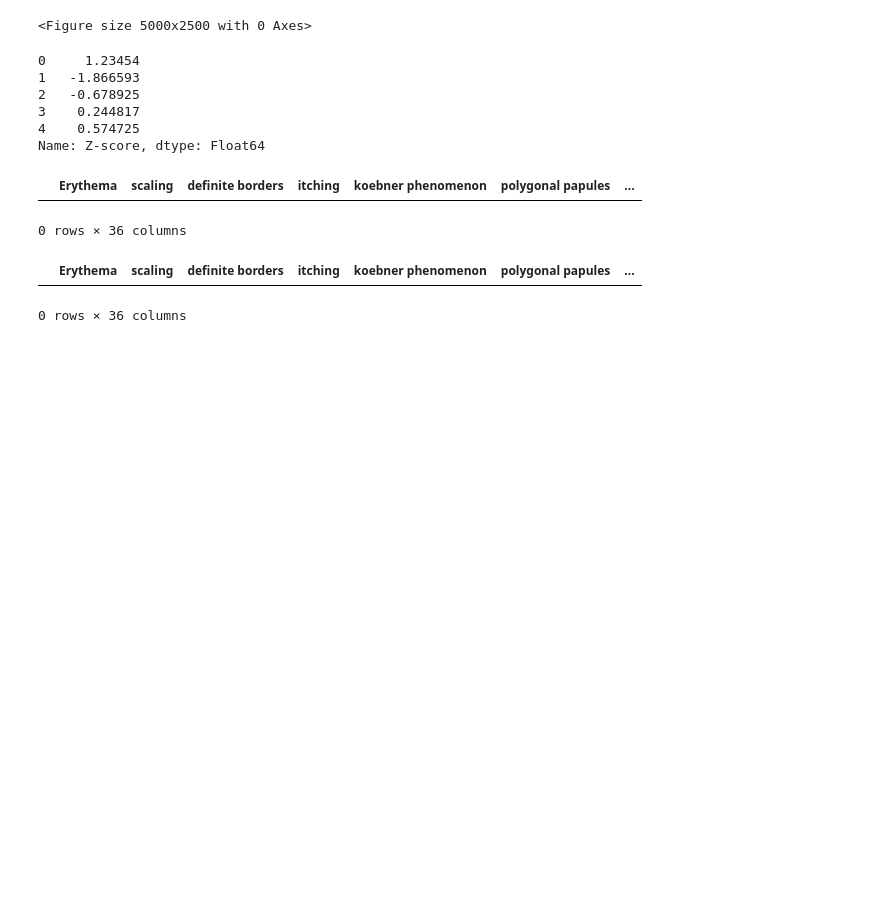
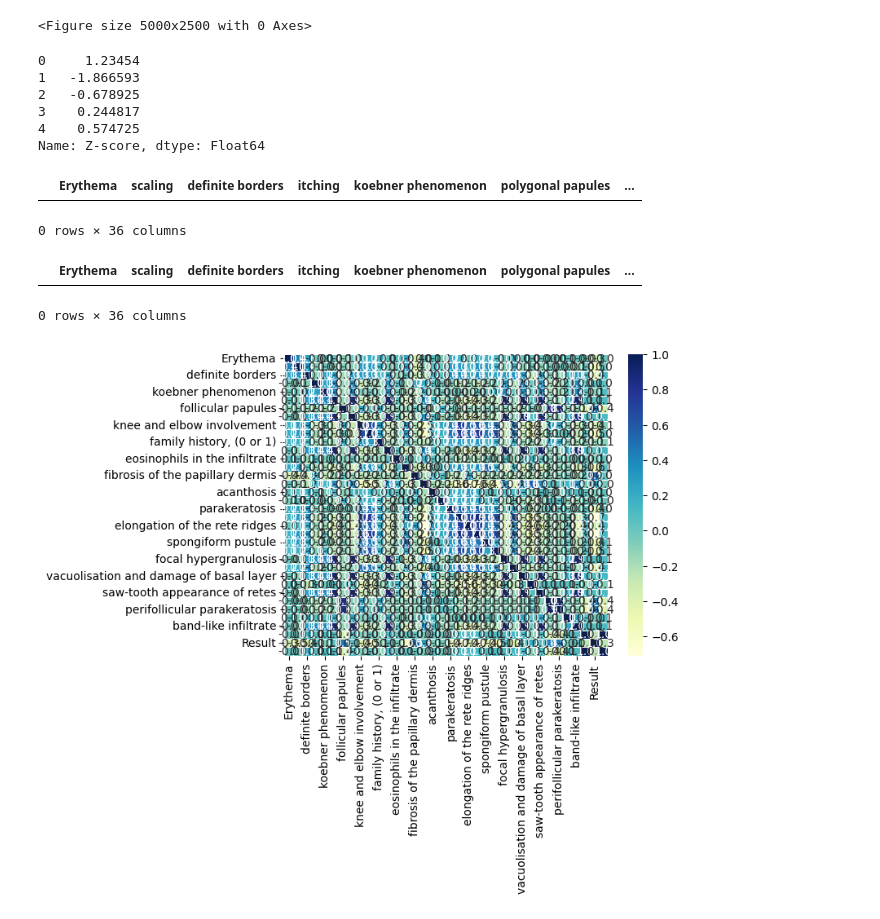
Before and after one commit to turagsarkar/Identification-of-Erythemato-Squamous-Disease, a Jupyter notebook: Identification_of_Erythemato_Squamous_Disease.ipynb, the cells around one changed output. Drawn from its saved outputs; the diff is of its cells as text; code cells hidden in the pictures; blank space fills up the shorter version.

```diff
--- a/Identification_of_Erythemato_Squamous_Disease.ipynb
+++ b/Identification_of_Erythemato_Squamous_Disease.ipynb
@@ -305,3 +291,10 @@ new_data[new_data['Z-score']<-3]
 # %% [output]
 |  | Erythema | scaling | definite borders | itching | koebner phenomenon | polygonal papules | ... |
 0 rows × 36 columns
+# %%
+#correlation in feature
+corr=new_data.corr()
+dataplot = sns.heatmap(corr,linewidths=.5,cmap="YlGnBu",annot=True, fmt=".1f")
+plt.show()
+# %% [output]
+[figure, added]
```
Also changed, not shown: parts of 25 cells of this notebook.
